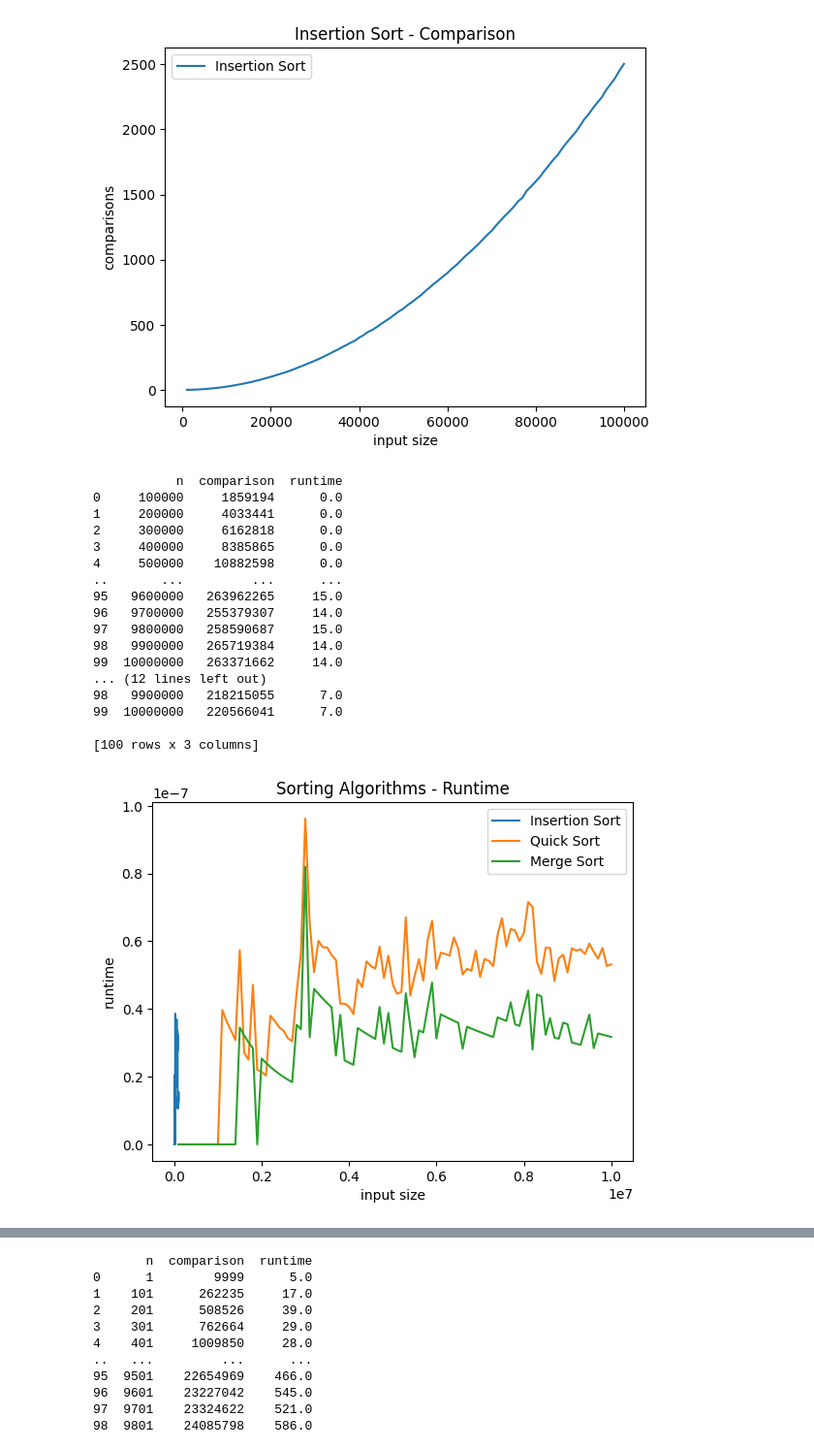
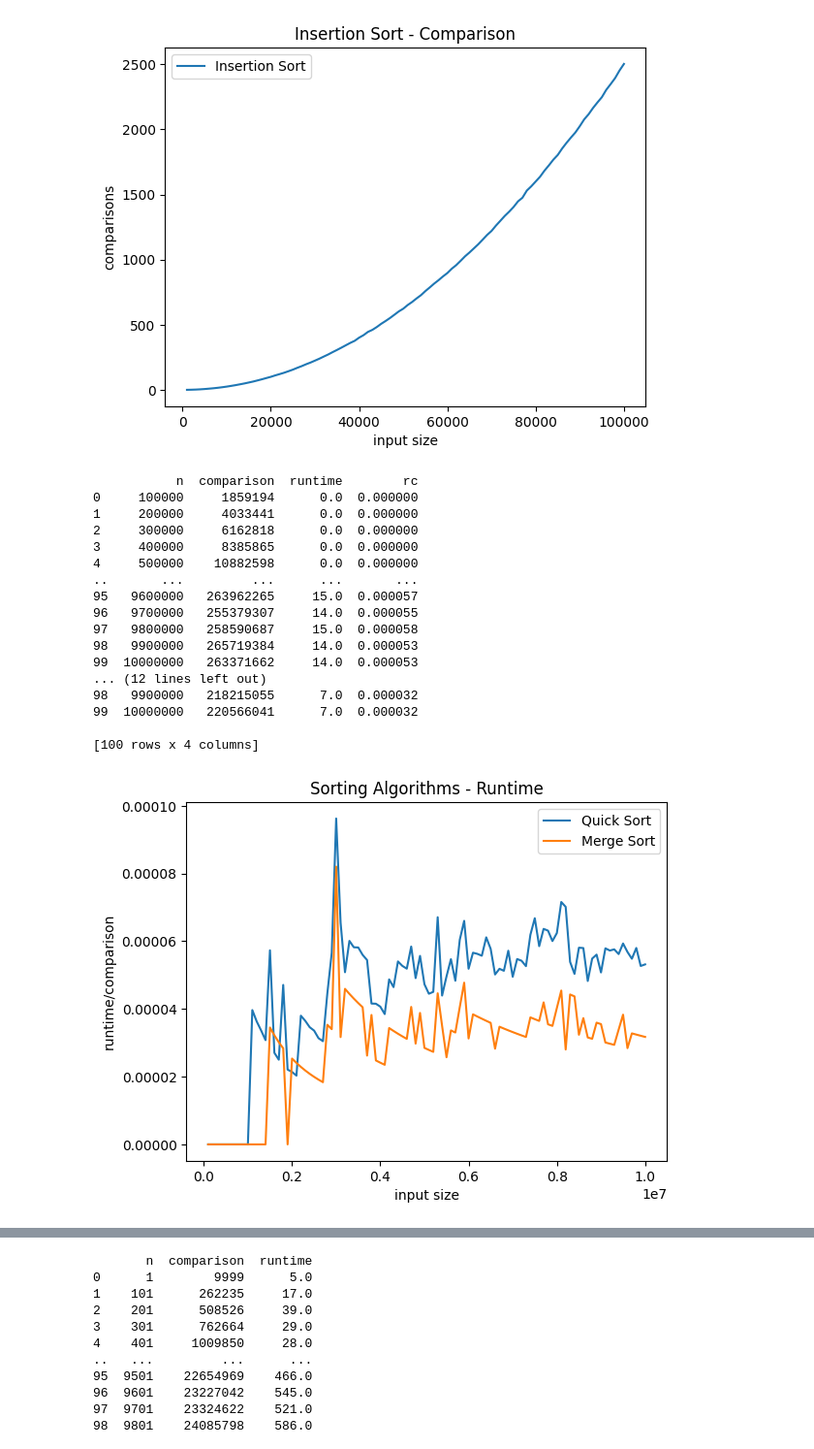
Before and after one commit to deep-mm/Analysis-Sorting-Algorithms, a Jupyter notebook: run_experiments.ipynb, the cells around one changed output, grey strips where cells are left out. Shown: that part at 97% size. Saved outputs shown, nothing was run; the diff lists cells and outputs as text; code cells hidden in the pictures.

Commit message:
Add updated graphs

```diff
--- a/run_experiments.ipynb
+++ b/run_experiments.ipynb
@@ -102,40 +102,46 @@ plt . show ()
 # %%
 import   pandas   as   pd
 import   matplotlib.pyplot   as   plt
 import   numpy   as   np
 # Read the csv files
-insertion   =   pd . read_csv ( 'insertion.csv' )
+#insertion   =   pd . read_csv ( 'insertion.csv' )
 quick   =   pd . read_csv ( 'quick.csv' )
 merge   =   pd . read_csv ( 'merge.csv' )
+
+# Add a column for runtime multiplied by 1000 per comparison
+#insertion [ 'rc' ]   =   insertion [ 'runtime' ]   *   1000   /   insertion [ 'comparison' ]
+quick [ 'rc' ]   =   quick [ 'runtime' ] * 1000  /   quick [ 'comparison' ]
+merge [ 'rc' ]   =   merge [ 'runtime' ] * 1000  /   merge [ 'comparison' ]
+
 #print ( insertion )
 print ( quick )
 print ( merge )
 # Plot the graphs
 # Make y axis runtime per comparison
-plt . plot ( insertion [ 'n' ],   insertion [ 'runtime' ]/insertion [ 'comparison' ],   label = 'Insertion Sort' )
-plt . plot ( quick [ 'n' ],   quick [ 'runtime' ]/quick [ 'comparison' ],   label = 'Quick Sort' )
-plt . plot ( merge [ 'n' ],   merge [ 'runtime' ]/merge [ 'comparison' ],   label = 'Merge Sort' )
+#plt . plot ( insertion [ 'n' ],   insertion [ 'rc' ],   label = 'Insertion Sort' )
+plt . plot ( quick [ 'n' ],   quick [ 'rc' ],   label = 'Quick Sort' )
+plt . plot ( merge [ 'n' ],   merge [ 'rc' ],   label = 'Merge Sort' )
 plt . xlabel ( 'input size' )
-plt . ylabel ( 'runtime' )
+plt . ylabel ( 'runtime/comparison' )
 plt . title ( 'Sorting Algorithms - Runtime' )
 plt . legend ()
 plt . show ()
 # %% [output]
-           n  comparison  runtime
-0     100000     1859194      0.0
-1     200000     4033441      0.0
-2     300000     6162818      0.0
-3     400000     8385865      0.0
-4     500000    10882598      0.0
-..       ...         ...      ...
-95   9600000   263962265     15.0
-96   9700000   255379307     14.0
-97   9800000   258590687     15.0
-98   9900000   265719384     14.0
-99  10000000   263371662     14.0
+           n  comparison  runtime        rc
+0     100000     1859194      0.0  0.000000
+1     200000     4033441      0.0  0.000000
+2     300000     6162818      0.0  0.000000
+3     400000     8385865      0.0  0.000000
+4     500000    10882598      0.0  0.000000
+..       ...         ...      ...       ...
+95   9600000   263962265     15.0  0.000057
+96   9700000   255379307     14.0  0.000055
+97   9800000   258590687     15.0  0.000058
+98   9900000   265719384     14.0  0.000053
+99  10000000   263371662     14.0  0.000053
 ... (12 lines left out)
-98   9900000   218215055      7.0
-99  10000000   220566041      7.0
+98   9900000   218215055      7.0  0.000032
+99  10000000   220566041      7.0  0.000032
 
-[100 rows x 3 columns]
+[100 rows x 4 columns]
-[figure, old version]
+[figure, new version]
```
Also changed, not shown: parts of 7 cells of this notebook.
